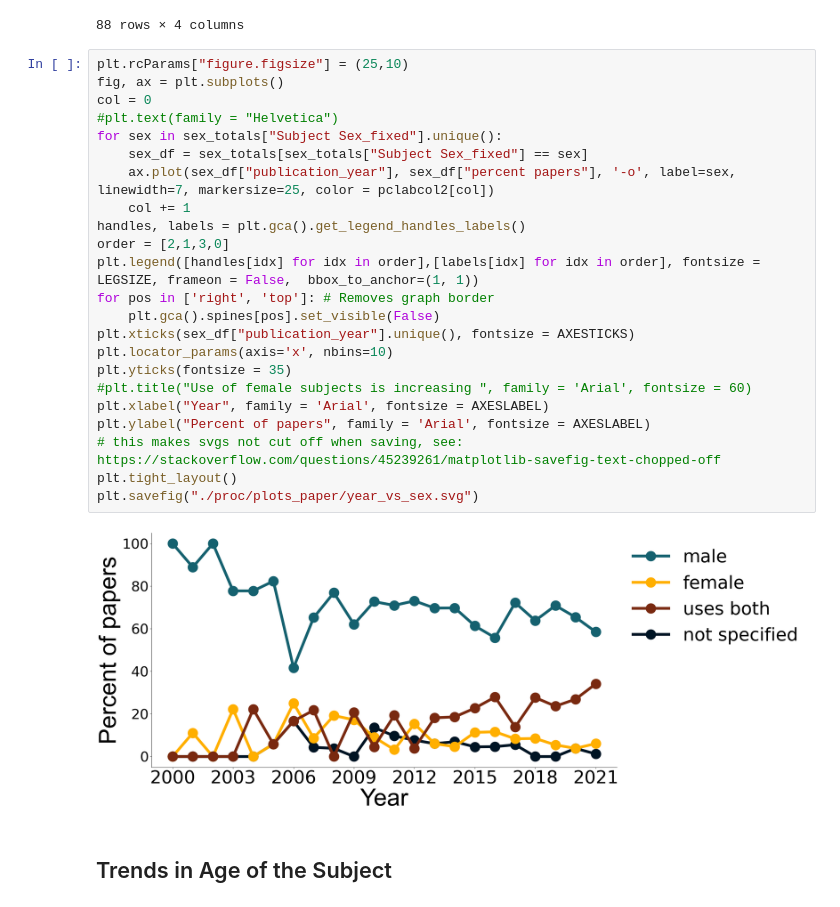
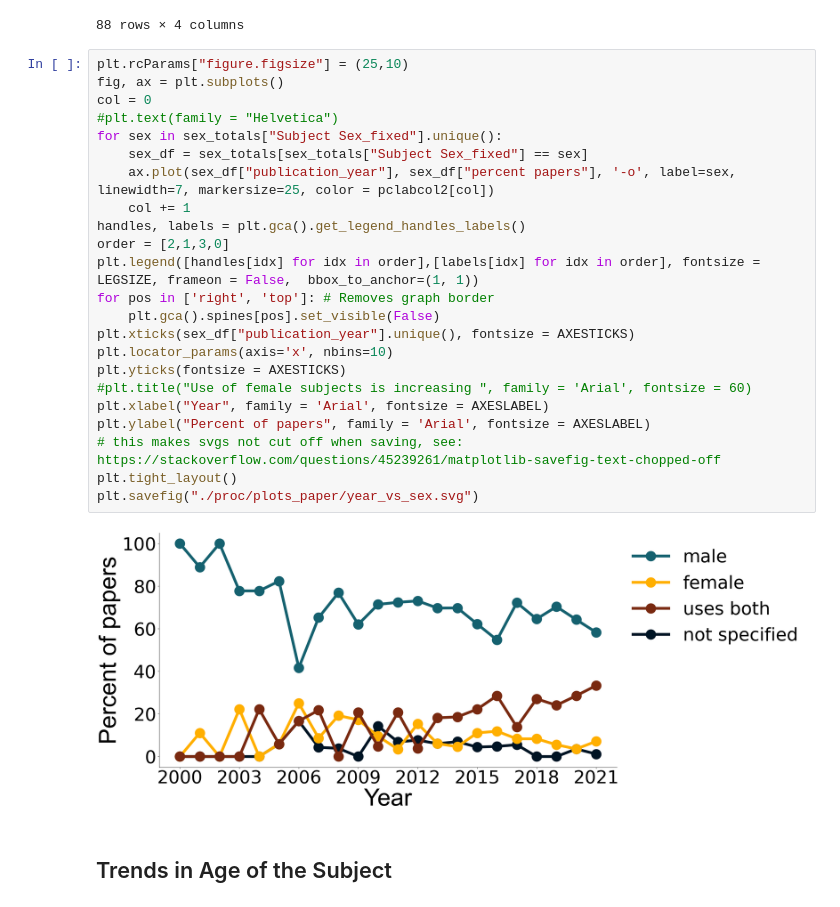
Before and after one commit to padillacoreanolab/literature_review_processing, a Jupyter notebook: results/2022_09_09_literature_review_processing/literature_review_survey_processing_meghan.ipynb, the cells around one changed output. Saved outputs shown, nothing was run; the diff lists cells and outputs as text.

```diff
--- a/results/2022_09_09_literature_review_processing/literature_review_survey_processing_meghan.ipynb
+++ b/results/2022_09_09_literature_review_processing/literature_review_survey_processing_meghan.ipynb
@@ -255,28 +241,28 @@ sex_totals
 # %%
 plt.rcParams["figure.figsize"] = (25,10)
 fig, ax = plt.subplots()
 col = 0
 #plt.text(family = "Helvetica")
 for sex in sex_totals["Subject Sex_fixed"].unique():
     sex_df = sex_totals[sex_totals["Subject Sex_fixed"] == sex]
     ax.plot(sex_df["publication_year"], sex_df["percent papers"], '-o', label=sex, linewidth=7, markersize=25, color = pclabcol2[col])
     col += 1
 handles, labels = plt.gca().get_legend_handles_labels()
 order = [2,1,3,0]
 plt.legend([handles[idx] for idx in order],[labels[idx] for idx in order], fontsize = LEGSIZE, frameon = False,  bbox_to_anchor=(1, 1))
 for pos in ['right', 'top']: # Removes graph border
     plt.gca().spines[pos].set_visible(False)
 plt.xticks(sex_df["publication_year"].unique(), fontsize = AXESTICKS)
 plt.locator_params(axis='x', nbins=10)
-plt.yticks(fontsize = 35)
+plt.yticks(fontsize = AXESTICKS)
 #plt.title("Use of female subjects is increasing ", family = 'Arial', fontsize = 60)
 plt.xlabel("Year", family = 'Arial', fontsize = AXESLABEL)
 plt.ylabel("Percent of papers", family = 'Arial', fontsize = AXESLABEL)
 # this makes svgs not cut off when saving, see: https://stackoverflow.com/questions/45239261/matplotlib-savefig-text-chopped-off
 plt.tight_layout()
 plt.savefig("./proc/plots_paper/year_vs_sex.svg")
 # %% [output]
-[figure, old version]
+[figure, new version]
 # %% [markdown]
 ## Trends in Age of the Subject
 # %%
```
Also changed, not shown: parts of 11 cells of this notebook.
